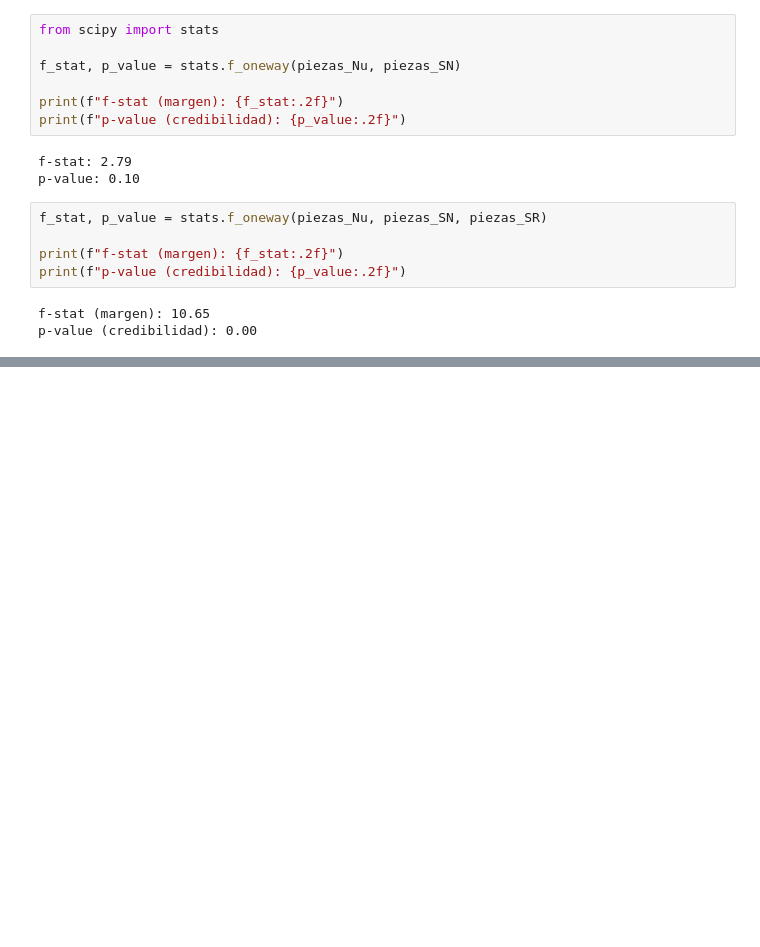
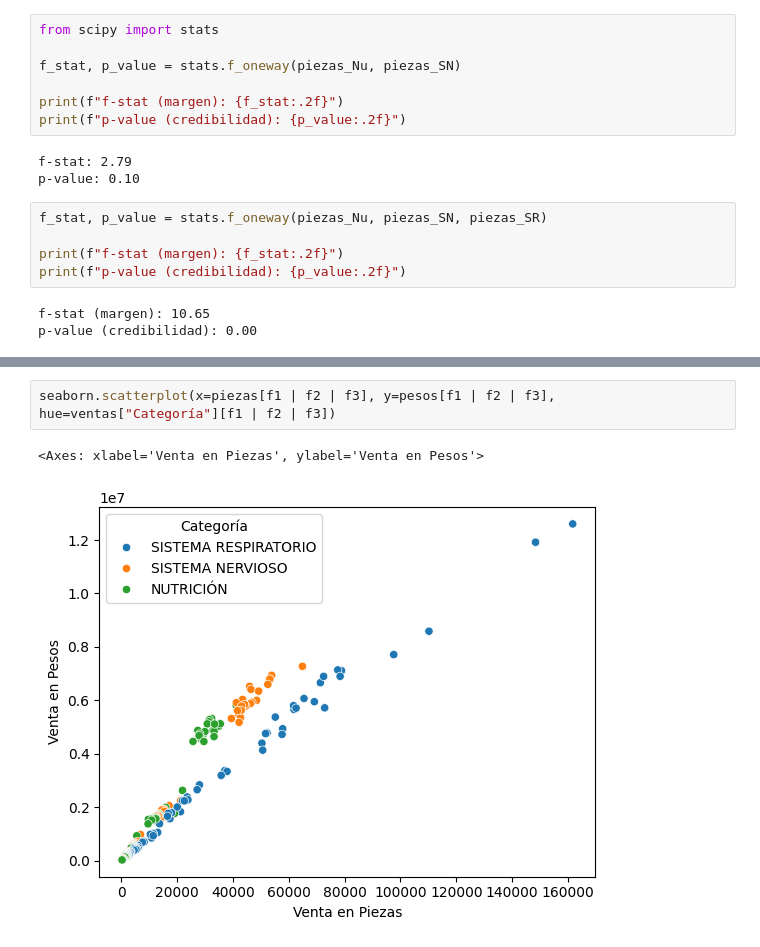
Before and after one commit to dragonnomada/ciencia-datos-intermedio-consar-2025, a Jupyter notebook: sesion03/s301.ipynb, the cells around one changed output, grey strips where cells are left out. Saved outputs shown, nothing was run; the diff lists cells and outputs as text; blank space fills up the shorter version.

```diff
--- a/sesion03/s301.ipynb
+++ b/sesion03/s301.ipynb
@@ -247,0 +261,5 @@ p-value (credibilidad): 0.00
+# %%
+seaborn.scatterplot(x=piezas[f1 | f2 | f3], y=pesos[f1 | f2 | f3], hue=ventas["Categoría"][f1 | f2 | f3])
+# %% [output]
+<Axes: xlabel='Venta en Piezas', ylabel='Venta en Pesos'>
+[figure, added]
```
Also changed, not shown: parts of 3 cells of this notebook, 7 other files.
